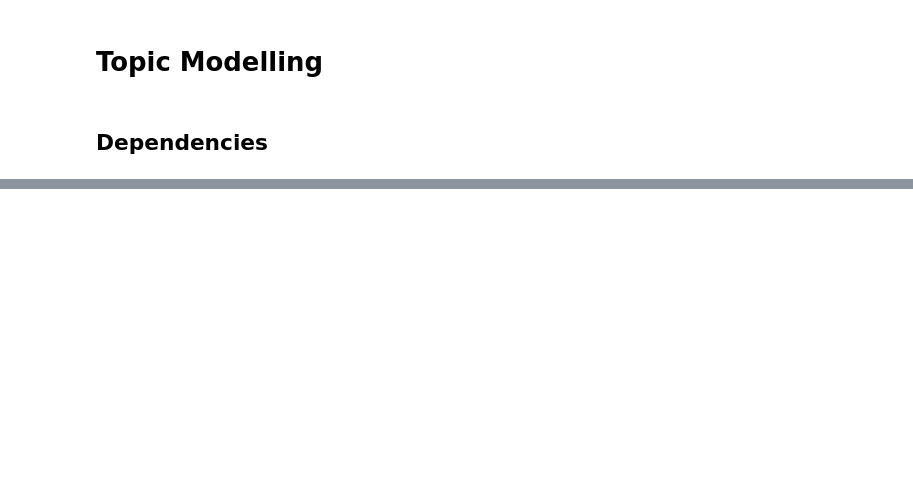
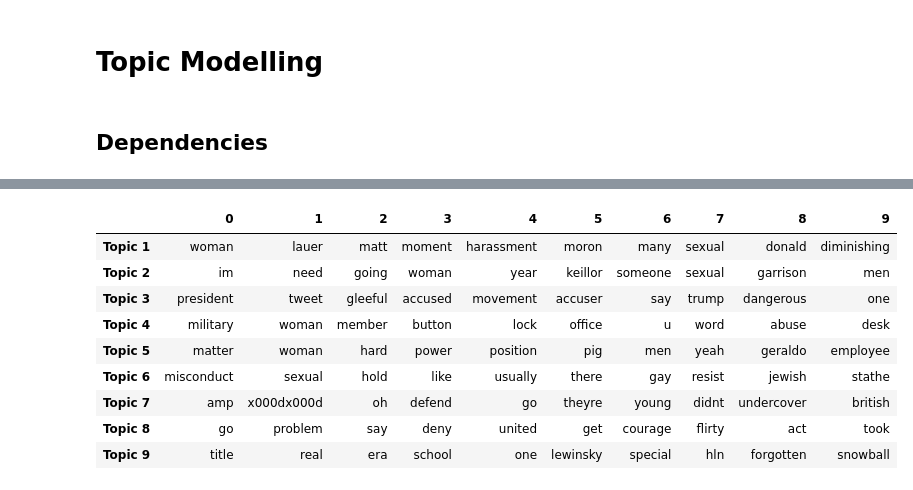
Before and after one commit to coderpatil/topicmodeling, a Jupyter notebook: lda.ipynb, the cells around one changed output, grey strips where cells are left out. Cells and saved outputs as stored; diff of their text form; code cells hidden in the pictures; blank space fills up the shorter version.

```diff
--- a/lda.ipynb
+++ b/lda.ipynb
@@ -161,0 +173,10 @@ filtered_data.iloc[cluster1]
+# %%
+# Load a potentially pretrained model from disk.
+_ldamodel = LDA.load(model_filename)
+
+# # Visualize the LDA model results
+
+# lda_display = pyLDAvis.gensim_models.prepare(_ldamodel, doc_term_matrix, dictionary, sort_topics=False, mds='mmds')
+lda_display = pyLDAvis.gensim_models.prepare(_ldamodel, doc_term_matrix, dictionary,  mds = 'pcoa')
+
+pyLDAvis.display(lda_display)
@@ -161,0 +239,21 @@ filtered_data.iloc[cluster1]
+# %%
+all_topics = {}
+num_terms = 10 # Adjust number of words to represent each topic
+lambd = 0.6 # Adjust this accordingly based on tuning above
+for i in range(1, num_topics): #Adjust this to reflect number of topics chosen for final LDA model
+    topic = lda_display.topic_info[lda_display.topic_info.Category == 'Topic'+str(i)].copy()
+    topic['relevance'] = topic['loglift']*(1-lambd)+topic['logprob']*lambd
+    all_topics['Topic '+str(i)] = topic.sort_values(by='relevance', ascending=False).Term[:num_terms].values
+# %%
+pd.DataFrame(all_topics).T
+# %% [output]
+|  | 0 | 1 | 2 | 3 | 4 | 5 | 6 | 7 | 8 | 9 |
+| Topic 1 | woman | lauer | matt | moment | harassment | moron | many | sexual | donald | diminishing |
+| Topic 2 | im | need | going | woman | year | keillor | someone | sexual | garrison | men |
+| Topic 3 | president | tweet | gleeful | accused | movement | accuser | say | trump | dangerous | one |
+| Topic 4 | military | woman | member | button | lock | office | u | word | abuse | desk |
+| Topic 5 | matter | woman | hard | power | position | pig | men | yeah | geraldo | employee |
+| Topic 6 | misconduct | sexual | hold | like | usually | there | gay | resist | jewish | stathe |
+| Topic 7 | amp | x000dx000d | oh | defend | go | theyre | young | didnt | undercover | british |
+| Topic 8 | go | problem | say | deny | united | get | courage | flirty | act | took |
+| Topic 9 | title | real | era | school | one | lewinsky | special | hln | forgotten | snowball |
```
Also changed, not shown: parts of 17 cells of this notebook, 1 other file.
